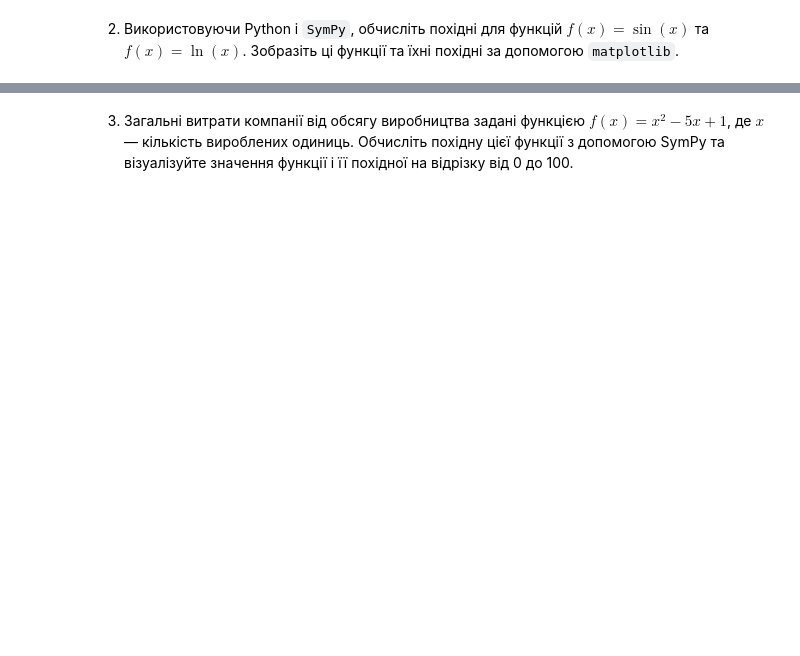
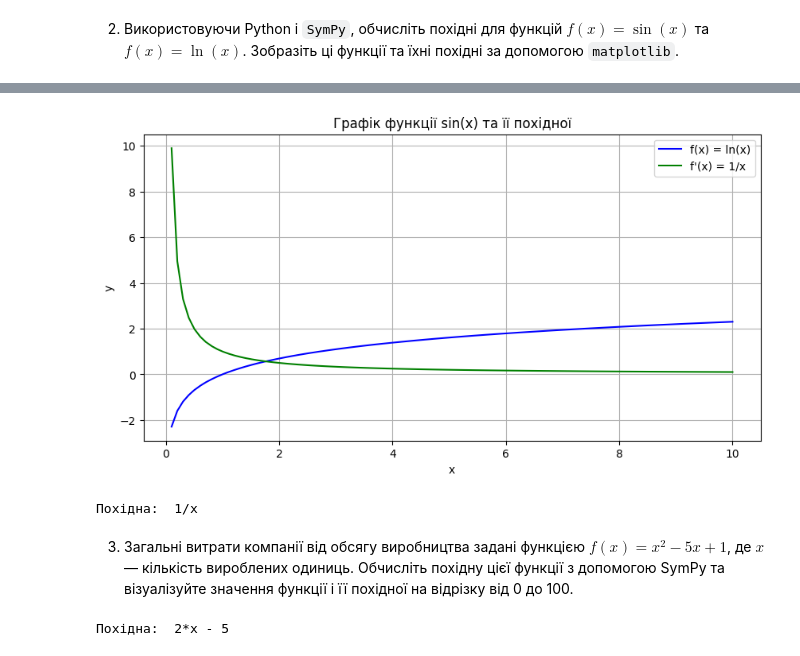
Before and after one commit to nikishkaaa/ML-Course, a Jupyter notebook: HW_2_2_Функції_і_похідні.ipynb, the cells around one changed output, grey strips where cells are left out. Cells and saved outputs as stored; diff of their text form; code cells hidden in the pictures; blank space fills up the shorter version.

```diff
--- a/HW_2_2_Функції_і_похідні.ipynb
+++ b/HW_2_2_Функції_і_похідні.ipynb
@@ -36,3 +69,38 @@ array([ 0.        ,  0.20408163,  0.40816327,  0.6122449 ,  0.81632653,
+# %%
+x = np.linspace(0, 10, 100)
+f2 = np.log(x)
+
+x_sym = sp.symbols('x')
+f2_sym = sp.ln(x_sym)
+df2_sym = sp.diff(f2_sym, x_sym)
+
+
+df1_func = sp.lambdify(x_sym, df2_sym, 'numpy')
+df2 = df1_func(x)
+
+plt.figure(figsize=(10, 5))
+plt.plot(x, f2, label='f(x) = ln(x)', color='blue')
+plt.plot(x, df2, label="f'(x) = 1/x", color='green')
+
+plt.title("Графік функції sin(x) та її похідної")
+plt.xlabel('x')
+plt.ylabel('y')
+plt.legend()
+plt.grid(True)
+plt.show()
+# %% [output]
+[figure, added]
+# %%
+print('Похідна: ', df2_sym)
+# %% [output]
+Похідна:  1/x
 # %% [markdown]
 
 3. Загальні витрати компанії від обсягу виробництва задані функцією $ f(x) = x^2 - 5x + 1 $, де $ x $ — кількість вироблених одиниць. Обчисліть похідну цієї функції з допомогою SymPy та візуалізуйте значення функції і її похідної на відрізку від 0 до 100.
+# %%
+x = sp.symbols('x')
+fx = x**2 -5*x+1
+df_fx = sp.diff(fx, x)
+print('Похідна: ', df_fx)
+# %% [output]
+Похідна:  2*x - 5
```
Also changed, not shown: parts of 6 cells of this notebook.
